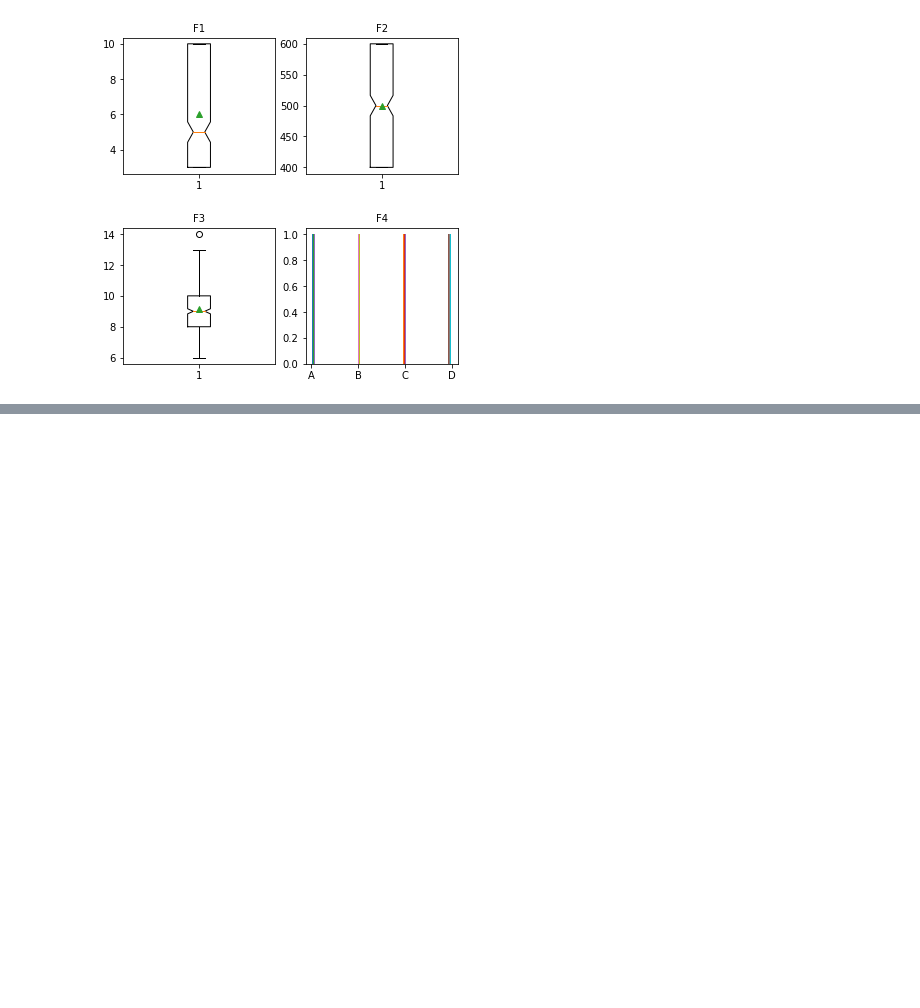
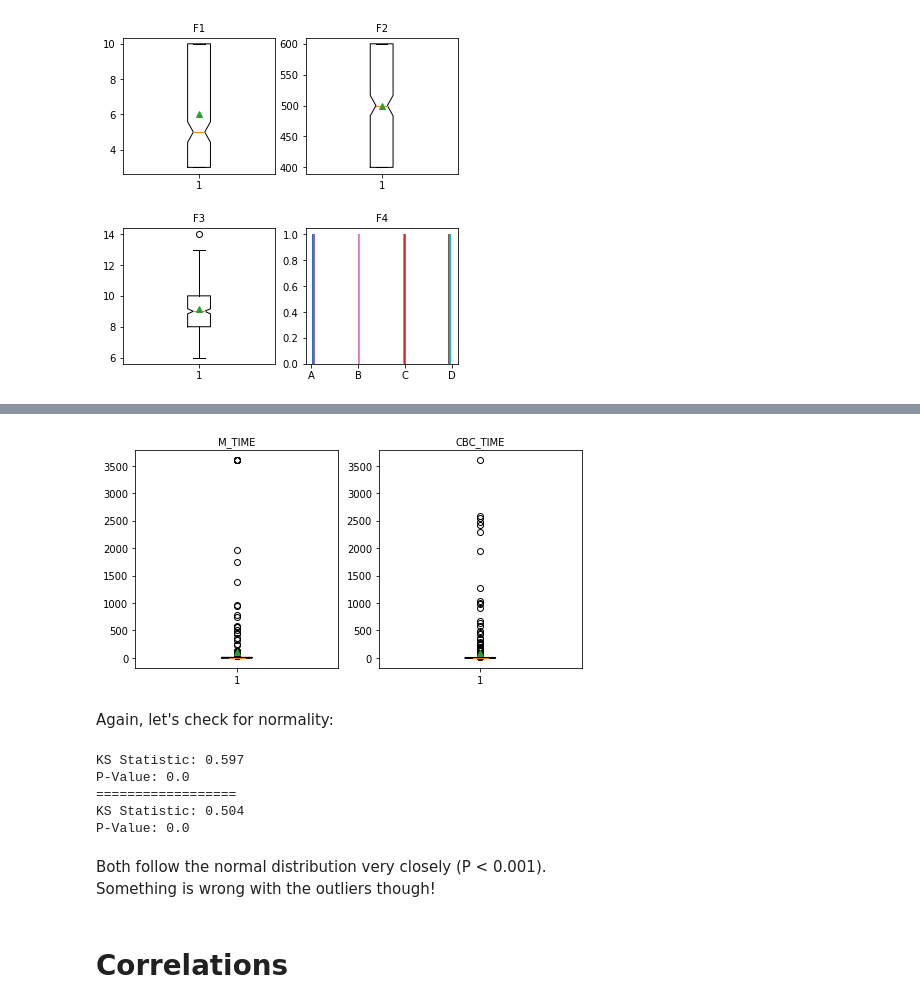
Before and after one commit to JakeSieghardt/pyspark-challenge, a Jupyter notebook: src/work/Challenge.ipynb, the cells around one changed output, grey strips where cells are left out. Drawn from its saved outputs; the diff is of its cells as text; code cells hidden in the pictures; blank space fills up the shorter version.

Commit message:
Tests and correlations

```diff
--- a/src/work/Challenge.ipynb
+++ b/src/work/Challenge.ipynb
@@ -180,0 +240,33 @@ We have to investigate on what is the root cause of this.
+# %%
+fig, axes = plt.subplots(nrows=1, ncols=2, figsize=(8, 4))
+
+axes[0].boxplot(dfPanda['M_TIME'], showmeans=True, notch=True)
+axes[0].set_title('M_TIME', fontsize=fs)
+
+axes[1 ].boxplot(dfPanda['CBC_TIME'], showmeans=True, notch=True)
+axes[1].set_title('CBC_TIME', fontsize=fs)
+
+fig.subplots_adjust(hspace=0.4)
+plt.show()
+# %% [output]
+[figure, added]
+# %% [markdown]
+Again, let's check for normality:
+# %%
+rdd_m_time = rdd.map(lambda t:(t.M_TIME))
+rdd_cbc_time = rdd.map(lambda t:(t.CBC_TIME))
+
+print_ks(rdd_m_time, "norm")
+print("==================")
+print_ks(rdd_cbc_time, "norm")
+# %% [output]
+KS Statistic: 0.597
+P-Value: 0.0
+==================
+KS Statistic: 0.504
+P-Value: 0.0
+# %% [markdown]
+Both follow the normal distribution very closely (P < 0.001).
+Something is wrong with the outliers though!
+# %% [markdown]
+# Correlations
```
Also changed, not shown: parts of 17 cells of this notebook.
